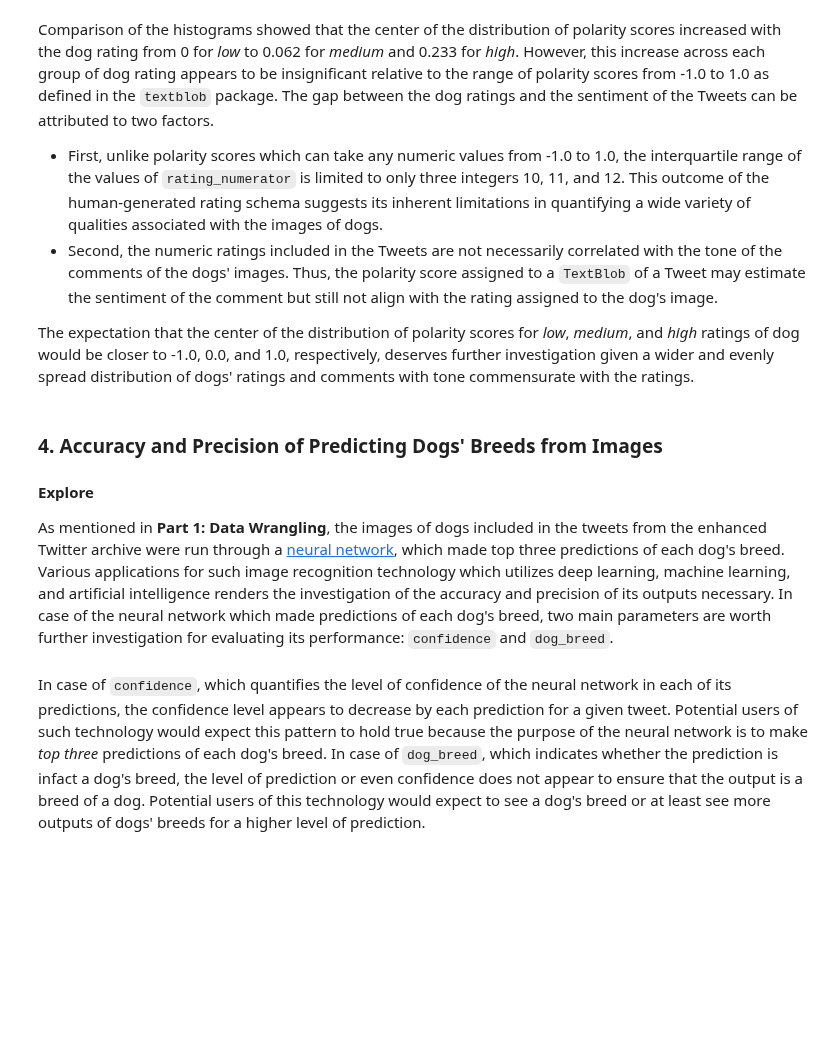
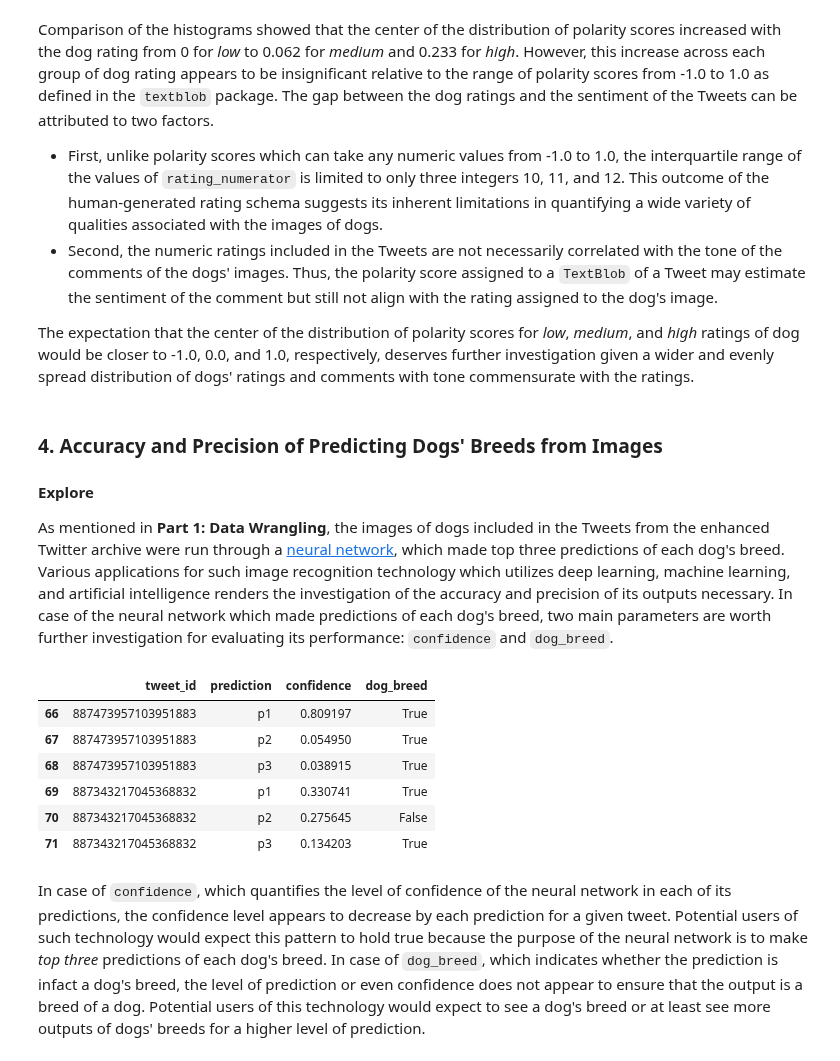
Before and after one commit to jmlcode/p3-analyze-tweet-data, a Jupyter notebook: analyze_tweet_2_eda.ipynb, the cells around one changed output. Cells and saved outputs as stored; diff of their text form; code cells hidden in the pictures; blank space fills up the shorter version.

```diff
--- a/analyze_tweet_2_eda.ipynb
+++ b/analyze_tweet_2_eda.ipynb
@@ -98,6 +98,10 @@ df_image = df_master.iloc[:, np.r_[0, 11:16]]
 
 # remove all duplicate rows
 df.drop_duplicates(inplace = True)
+
+# reset index in each sub-dataset
+df.reset_index(drop = True, inplace = True)
+df_image.reset_index(drop = True, inplace = True)
 # %% [markdown]
 __Test__
 
@@ -588,10 +592,18 @@ The expectation that the center of the distribution of polarity scores for _low_
 # %% [markdown]
 ### 4. Accuracy and Precision of Predicting Dogs' Breeds from Images
 #### Explore
-As mentioned in __Part 1: Data Wrangling__, the images of dogs included in the tweets from the enhanced Twitter archive were run through a [neural network](https://www.youtube.com/watch?v=2-Ol7ZB0MmU), which made top three predictions of each dog's breed. Various applications for such image recognition technology which utilizes deep learning, machine learning, and artificial intelligence renders the investigation of the accuracy and precision of its outputs necessary. In case of the neural network which made predictions of each dog's breed, two main parameters are worth further investigation for evaluating its performance: `confidence` and `dog_breed`.
+As mentioned in __Part 1: Data Wrangling__, the images of dogs included in the Tweets from the enhanced Twitter archive were run through a [neural network](https://www.youtube.com/watch?v=2-Ol7ZB0MmU), which made top three predictions of each dog's breed. Various applications for such image recognition technology which utilizes deep learning, machine learning, and artificial intelligence renders the investigation of the accuracy and precision of its outputs necessary. In case of the neural network which made predictions of each dog's breed, two main parameters are worth further investigation for evaluating its performance: `confidence` and `dog_breed`.
 # %%
 # top three predictions of dog's breed for two tweets
-df_image.iloc[99:105, np.r_[0, 3, 5:7]]
+df_image.iloc[66:72, np.r_[0, 2, 4:6]]
+# %% [output]
+|  | tweet_id | prediction | confidence | dog_breed |
+| 66 | 887473957103951883 | p1 | 0.809197 | True |
+| 67 | 887473957103951883 | p2 | 0.054950 | True |
+| 68 | 887473957103951883 | p3 | 0.038915 | True |
+| 69 | 887343217045368832 | p1 | 0.330741 | True |
+| 70 | 887343217045368832 | p2 | 0.275645 | False |
+| 71 | 887343217045368832 | p3 | 0.134203 | True |
 # %% [markdown]
 In case of `confidence`, which quantifies the level of confidence of the neural network in each of its predictions, the confidence level appears to decrease by each prediction for a given tweet. Potential users of such technology would expect this pattern to hold true because the purpose of the neural network is to make _top three_ predictions of each dog's breed. In case of `dog_breed`, which indicates whether the prediction is infact a dog's breed, the level of prediction or even confidence does not appear to ensure that the output is a breed of a dog. Potential users of this technology would expect to see a dog's breed or at least see more outputs of dogs' breeds for a higher level of prediction.
 # %% [markdown]
```
Also changed, not shown: parts of 5 cells of this notebook.
